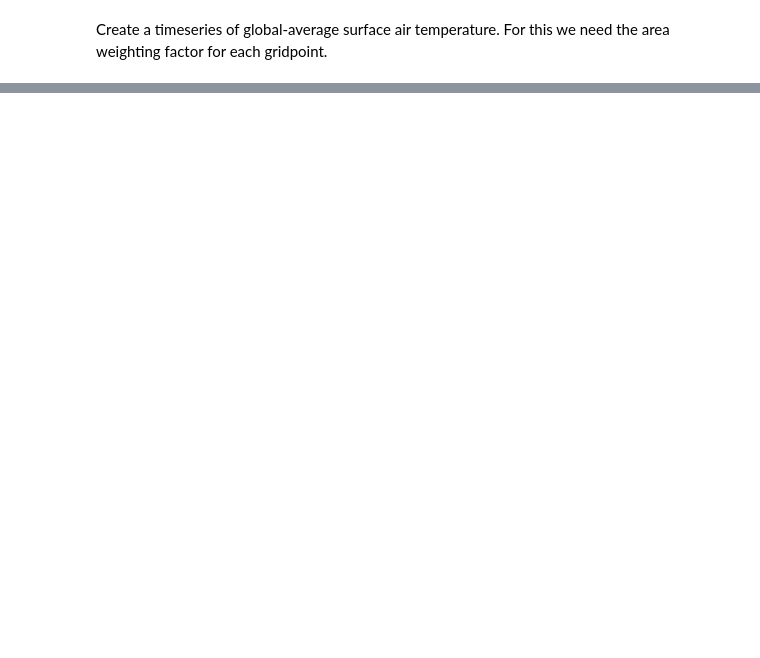
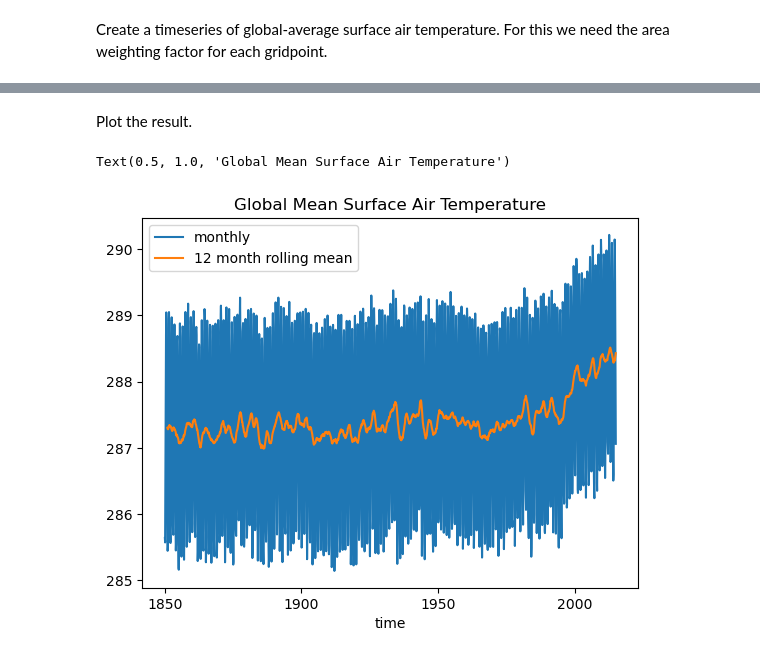
Before and after one commit to zequihg50/science-gateway-esgf, a Jupyter notebook: notebooks/getting-started.ipynb, the cells around one changed output, grey strips where cells are left out. Saved outputs shown, nothing was run; the diff lists cells and outputs as text; code cells hidden in the pictures; blank space fills up the shorter version.

```diff
--- a/notebooks/getting-started.ipynb
+++ b/notebooks/getting-started.ipynb
@@ -58,0 +134,4 @@ Create a timeseries of global-average surface air temperature. For this we need
+# %%
+areacella = xarray.open_dataset(
+    df.query("product == 'CMIP' & model == 'CESM2' & experiment == 'historical' & table == 'fx' & variable == 'areacella' & version == 'v20190311' & replica == 'esgf.nci.org.au'").iloc[0,0])
+areacella
@@ -58,0 +156,4 @@ Create a timeseries of global-average surface air temperature. For this we need
+# %%
+total_area = areacella["areacella"].sel(variant_label=b"r9i1p1f1").sum(dim=["lon", "lat"])
+ta_timeseries = (ds["tas"].sel(variant_label=b"r9i1p1f1") * areacella["areacella"].sel(variant_label=b"r9i1p1f1")).sum(dim=["lon", "lat"]) / total_area
+ta_timeseries
@@ -60,0 +196,10 @@ By default the data are loaded lazily, as Dask arrays. Here we trigger computati
+# %% [markdown]
+Plot the result.
+# %%
+ta_timeseries.plot(label="monthly")
+ta_timeseries.rolling(time=12).mean().plot(label="12 month rolling mean")
+plt.legend()
+plt.title("Global Mean Surface Air Temperature")
+# %% [output]
+Text(0.5, 1.0, 'Global Mean Surface Air Temperature')
+[figure, added]
```
Also changed, not shown: parts of 21 cells of this notebook, 21 other files.
